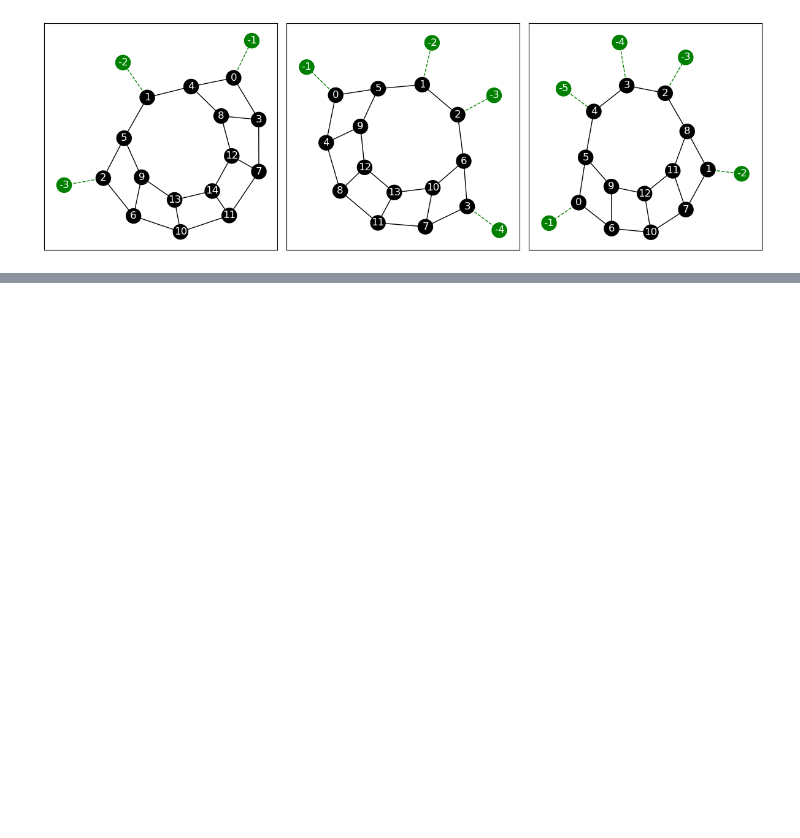
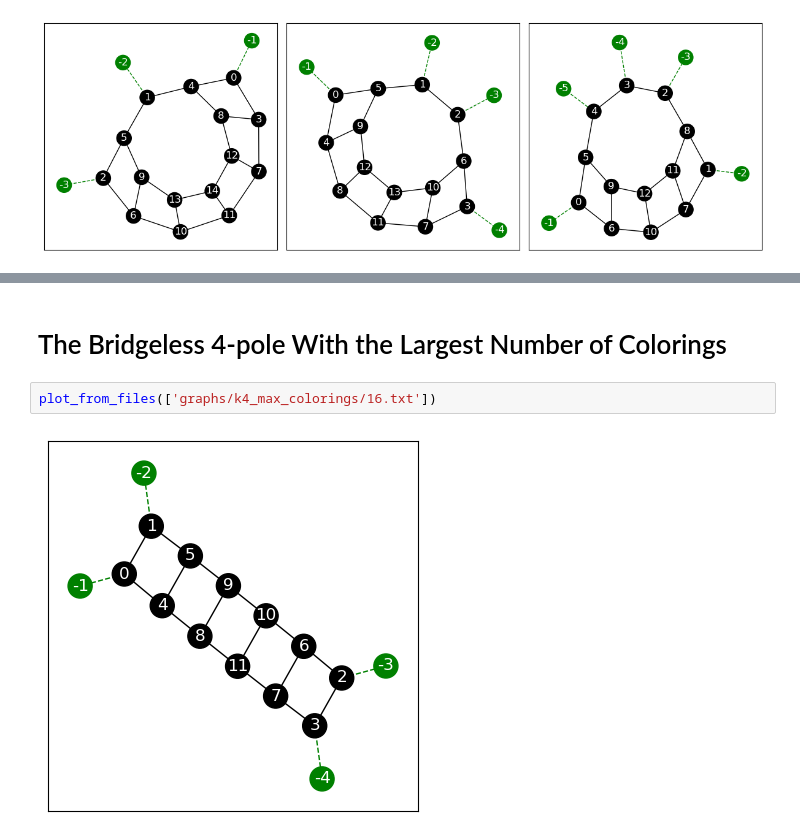
Before and after one commit to davidmisiak/flow-polynomials, a Jupyter notebook: analysis.ipynb, the cells around one changed output, grey strips where cells are left out. Saved outputs shown, nothing was run; the diff lists cells and outputs as text; blank space fills up the shorter version.

```diff
--- a/analysis.ipynb
+++ b/analysis.ipynb
@@ -116,0 +213,6 @@ plot_from_files([
+# %% [markdown]
+# The Bridgeless 4-pole With the Largest Number of Colorings
+# %%
+plot_from_files(['graphs/k4_max_colorings/16.txt'])
+# %% [output]
+[figure, added]
```
Also changed, not shown: parts of 16 cells of this notebook, 19 other files.
